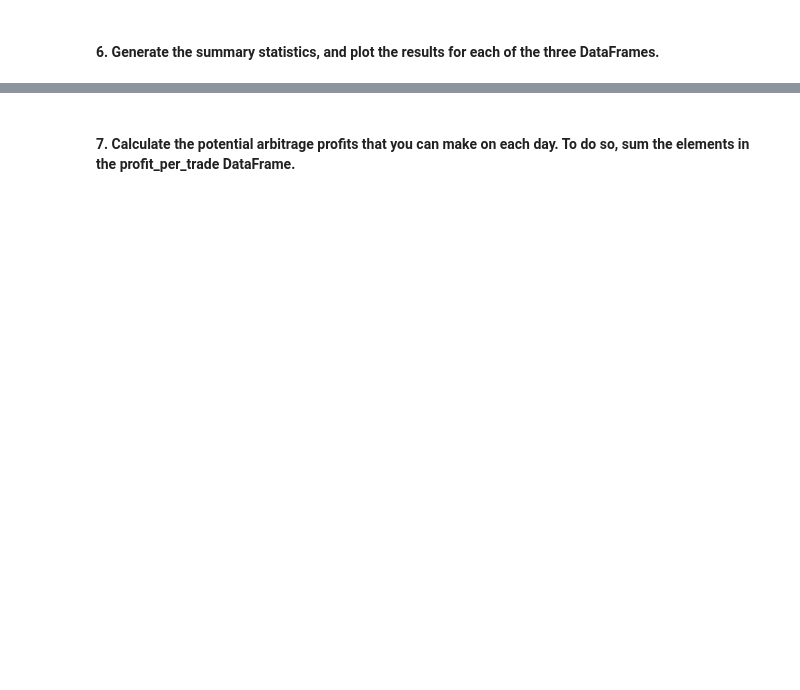
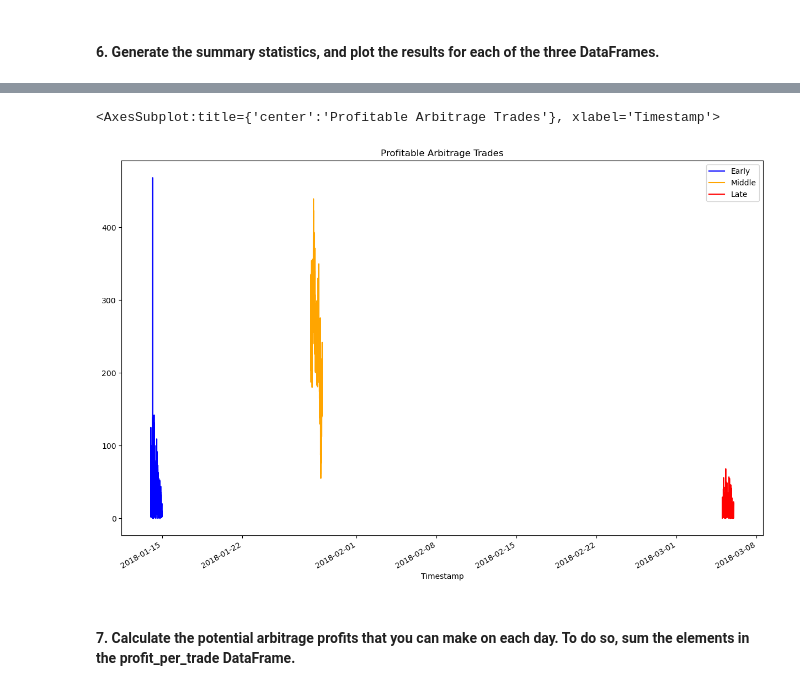
Before and after one commit to jeffreycrabill/arbitrage-analysis, a Jupyter notebook: crypto_arbitrage.ipynb, the cells around one changed output, grey strips where cells are left out. Cells and saved outputs as stored; diff of their text form; code cells hidden in the pictures; blank space fills up the shorter version.

```diff
--- a/crypto_arbitrage.ipynb
+++ b/crypto_arbitrage.ipynb
@@ -389,7 +389,7 @@ Calculate the potential profits for each date that you selected in the previous
 # by subtracting the lower-priced exchange from the higher-priced one
 arbitrage_spread_early = coinbase_sliced.loc['2018-01-14'] - bitstamp_sliced.loc['2018-01-14']
 
-arbitrage_spread_middle = bitstamp_sliced.loc['2018-01-27'] - coinbase_sliced.loc['2018-01-27']
+arbitrage_spread_middle = bitstamp_sliced.loc['2018-01-28'] - coinbase_sliced.loc['2018-01-28']
 
 arbitrage_spread_late = bitstamp_sliced.loc['2018-03-05'] - coinbase_sliced.loc['2018-03-05']
 
@@ -591,3 +620,11 @@ Name: Close, dtype: float64
+# %%
+# Plot the results for the early profit per trade DataFrame
+profit_per_trade_early.plot(legend=True, figsize=(15, 10), title="Profitable Arbitrage Trades", color="blue", label="Early")
+profit_per_trade_middle.plot(legend=True, figsize=(15, 10), color="orange", label="Middle")
+profit_per_trade_late.plot(legend=True, figsize=(15, 10), color="red", label="Late")
+# %% [output]
+<AxesSubplot:title={'center':'Profitable Arbitrage Trades'}, xlabel='Timestamp'>
+[figure, added]
 # %% [markdown]
 #### 7. Calculate the potential arbitrage profits that you can make on each day. To do so, sum the elements in the profit_per_trade DataFrame.
 # %%
```
Also changed, not shown: parts of 16 cells of this notebook, 3 other files.
